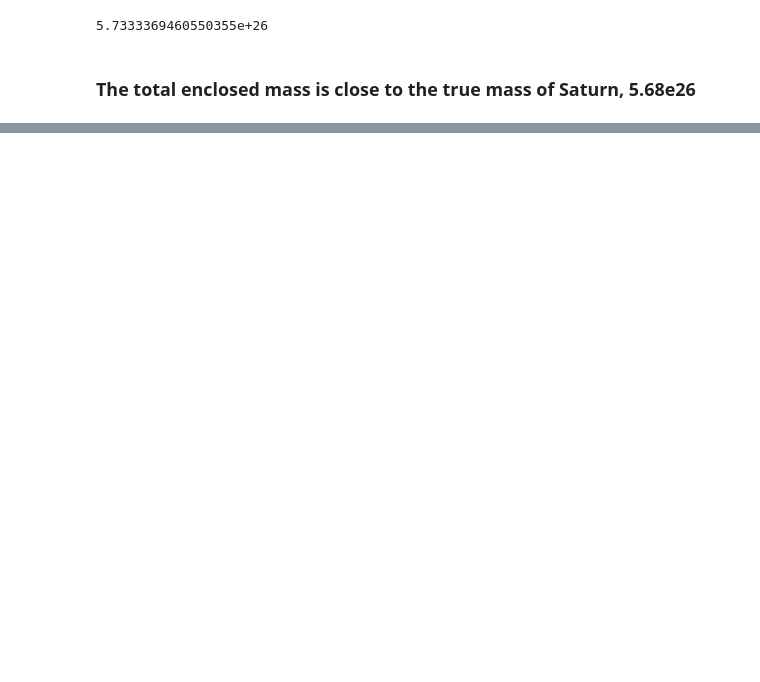
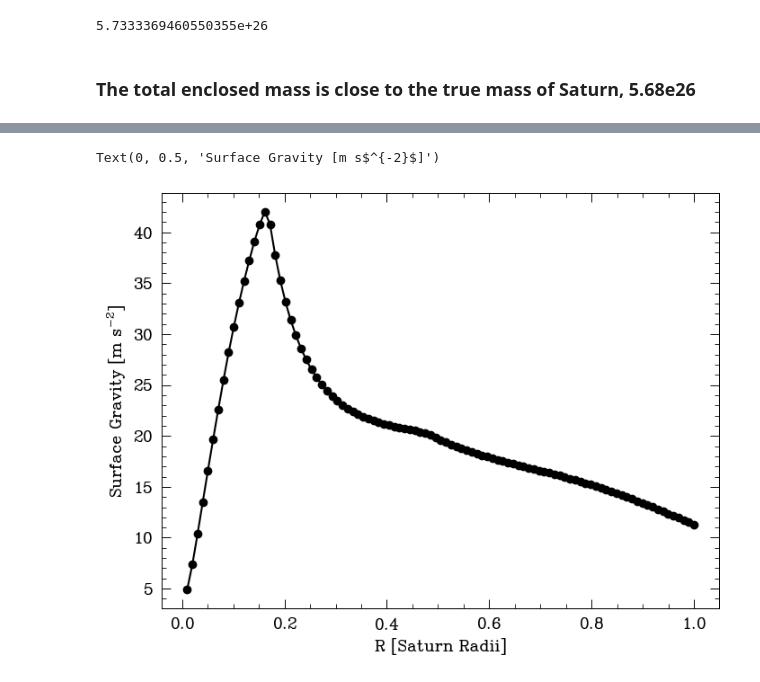
Before and after one commit to aspolanski/ASTR420, a Jupyter notebook: Saturn's Interior.ipynb, the cells around one changed output, grey strips where cells are left out. Cells and saved outputs as stored; diff of their text form; code cells hidden in the pictures; blank space fills up the shorter version.

```diff
--- a/Saturn's Interior.ipynb
+++ b/Saturn's Interior.ipynb
@@ -53,0 +59,14 @@ mass[-1]/1000
+# %%
+# Surface gravity is simply G * Menc / r^2
+
+grav = (const.G * (mass/1000))/(data.r.to_numpy() * Rsat.to(u.m))**2
+
+
+fig, ax = plt.subplots(figsize=(8,6))
+
+ax.plot(data.r,grav,marker='o',c='k')
+ax.set_xlabel("R [Saturn Radii]")
+ax.set_ylabel(r"Surface Gravity [m s$^{-2}$]")
+# %% [output]
+Text(0, 0.5, 'Surface Gravity [m s$^{-2}$]')
+[figure, added]
```
Also changed, not shown: parts of 16 cells of this notebook, 1 other file.
